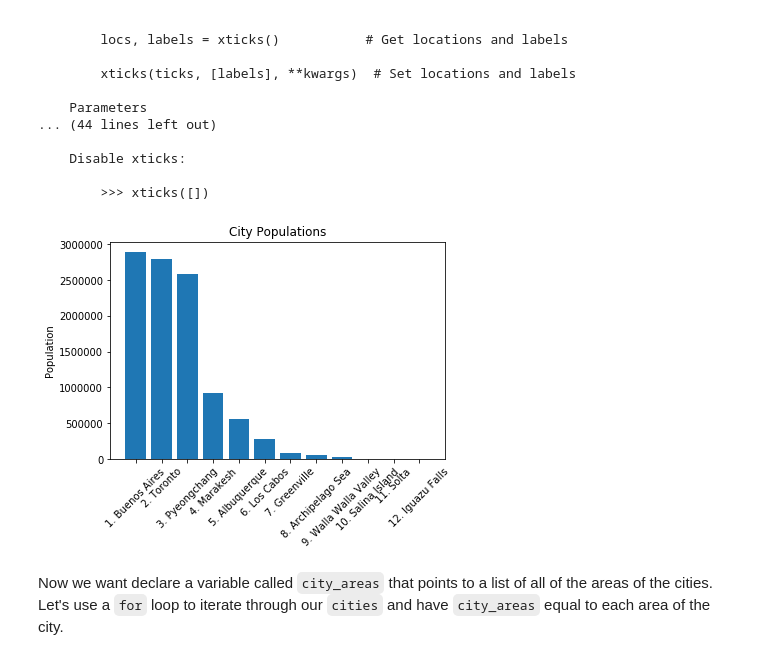
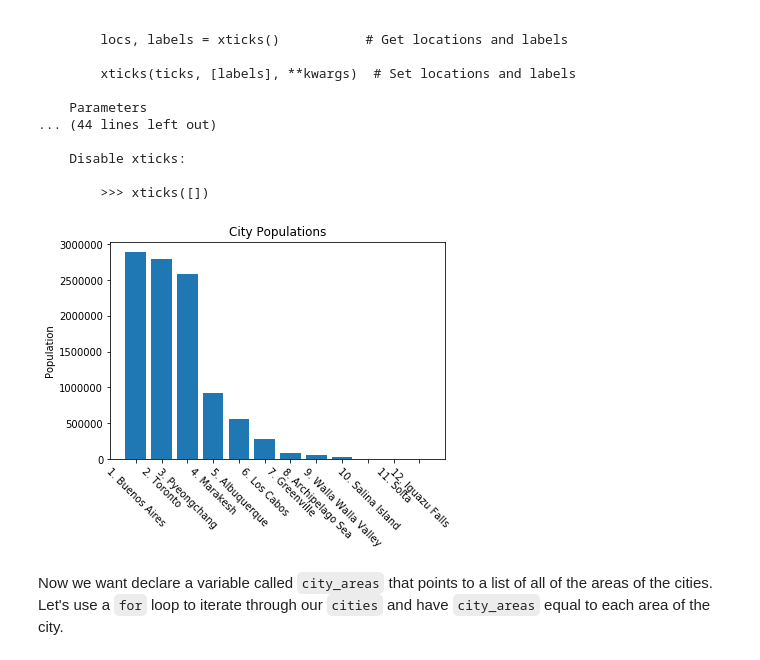
Before and after one commit to UpwardTrajectory/dsc-1-01-20-looping-over-collections-lab-seattle-ds-career-040119, a Jupyter notebook: index.ipynb, the cells around one changed output. Cells and saved outputs as stored; diff of their text form; code cells hidden in the pictures.

```diff
--- a/index.ipynb
+++ b/index.ipynb
@@ -187,13 +187,13 @@ xticks(ticks=None, labels=None, **kwargs)
         >>> xticks([])
 # %%
 plt.bar(names_and_ranks, city_populations)
-plt.xticks(rotation=45)
+plt.xticks(rotation=-45)
 plt.ylabel('Population')
 plt.title('City Populations')
 #plt.xticks(size = 12)
 plt.show()
 # %% [output]
-[figure, old version]
+[figure, new version]
 # %% [markdown]
 Now we want declare a variable called `city_areas` that points to a list of all of the areas of the cities.  Let's use a `for` loop to iterate through our `cities` and have `city_areas` equal to each area of the city.
 # %%
```
